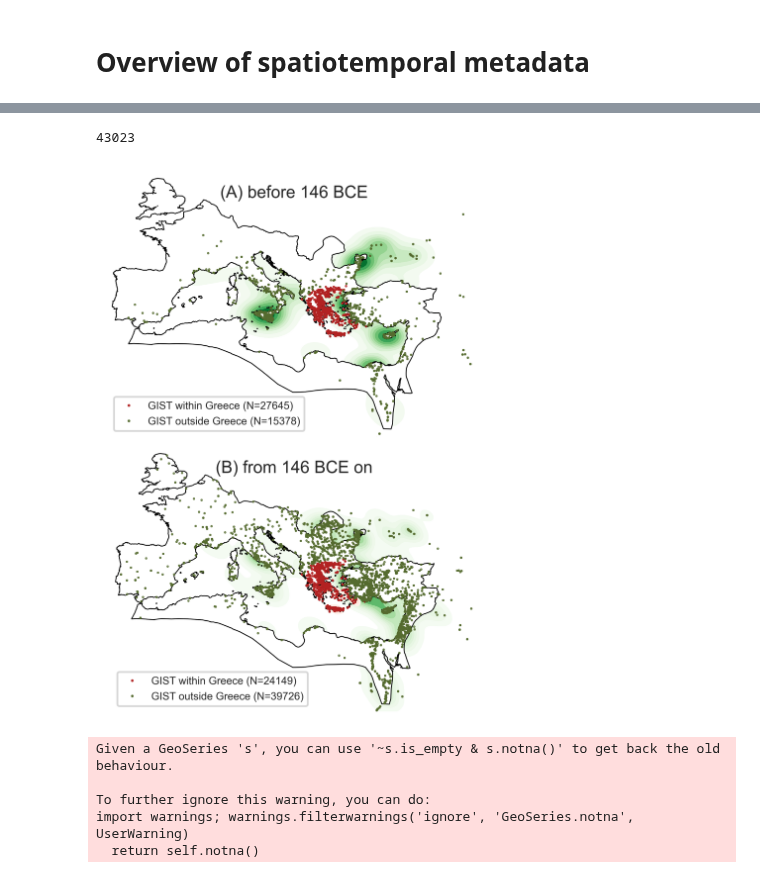
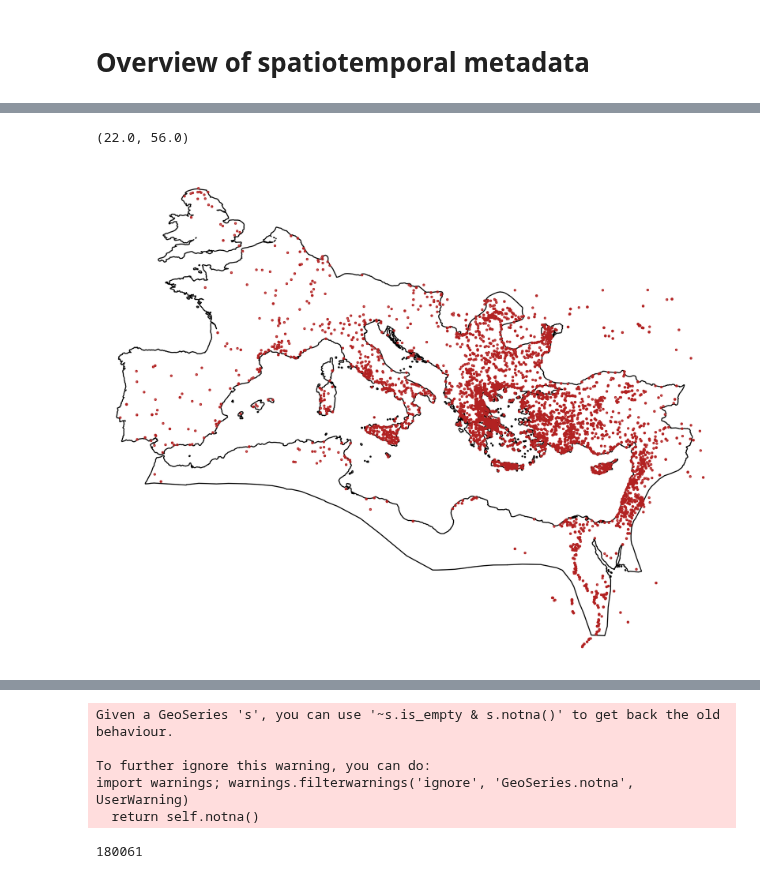
Before and after one commit to sdam-au/GI_ETL, a Jupyter notebook: scripts/1_8_POLIS&URBAN-CONTEXT.ipynb, the cells around one changed output, grey strips where cells are left out. Saved outputs shown, nothing was run; the diff lists cells and outputs as text; code cells hidden in the pictures.

```diff
--- a/scripts/1_8_POLIS&URBAN-CONTEXT.ipynb
+++ b/scripts/1_8_POLIS&URBAN-CONTEXT.ipynb
@@ -99,16 +101,20 @@ pleiades_regions_merged_buffer_gs = pleiades_regions_merged_buffer_gs.to_crs("ep
 # %%
 fig, ax = plt.subplots(figsize=(4.45, 3.5), tight_layout=True)
 ax.axis("off")
 #gplt.kdeplot(GIST[(~GIST["greece?"]) & (GIST["geometry"].notnull())], cmap='Greens', ax=ax, fill=True)
 #gplt.kdeplot(GIST[GIST["greece?"]], cmap='Reds', ax=ax, fill=True)
 
 pleiades_regions_merged_buffer_gs.plot(ax=ax, color='white', edgecolor='black', linewidth=0.5)
 
-GIST[GIST["greece?"]].plot(marker=",", markersize=0.02, ax=ax, color="firebrick") #, alpha=0.7)
-GIST[~GIST["greece?"]].plot(marker=",", markersize=0.02, ax=ax, color="darkolivegreen") #, alpha=0.7)
+GIST.plot(marker=",", markersize=0.02, ax=ax, color="firebrick")
+# GIST[GIST["greece?"]].plot(marker=",", markersize=0.02, ax=ax, color="firebrick") #, alpha=0.7)
+# GIST[~GIST["greece?"]].plot(marker=",", markersize=0.02, ax=ax, color="darkolivegreen") #, alpha=0.7)
 
 ax.set_xlim(-10,43)
 ax.set_ylim(22,56)
+# %% [output]
+(22.0, 56.0)
+[figure, added]
 # %%
 GIST.head(5)
 # %% [output]
@@ -118,36 +124,3 @@ GIST.head(5)
 | 2 | 3 | IG I³\n3 | Att. — stoich. 21 — 490-480 a. | 13.0 | [․]αρ[․․․․]ι ℎερακλειο[․․5․․]\n[․... | [-]αρ[----]ι ερακλειο[-----] [-]α... | αρι ℎερακλειο αρο τιθέναι τὸς ἀέτ... | ... |
 | 3 | 4 | IG I³\n4 | Att. — stoich. 38 — 485/4 a. | 56.0 | [․․․․․․․․․․․․․․․․․․38․․․․․․․․․․․․... | [--------------------------------... | δέ τις αν ἒ φρορὰν μ ντέκοντα δχμ... | ... |
 | 4 | 5 | IG I³\n5 | Att. — c. 500 a. | 6.0 | [ἔδοχσε]ν [⋮ τε͂ι βολε͂ι] ⋮ καὶ [... | [εδοχσε]ν [ τει βολει] και [τ]οι ... | ν καὶ ο͂ι δέμοι ℎότε Παραιβάτες λ... | ... |
-# %%
-len(GIST[GIST["random_dates"].apply(lambda x: x[0]<-146)])
-# %% [output]
-43023
-# %%
-fig, [ax1, ax2] = plt.subplots(2,1, figsize=(4.45, 4.45), tight_layout=True)
-
-titles=["(A) before 146 BCE", "(B) from 146 BCE on"]
-
-for date_mask, ax, title in zip([GIST["random_dates"].apply(lambda x: x[0]<-146),
-                                 GIST["random_dates"].apply(lambda x: x[0]>=-146)], [ax1, ax2],
-                                titles):
-
-    gplt.kdeplot(GIST[(date_mask) & (~GIST["greece?"])], cmap='Greens', ax=ax, fill=True)
-    gplt.kdeplot(GIST[(date_mask) & (GIST["greece?"])], cmap='Reds', ax=ax, fill=True)
-    pleiades_regions_merged_buffer_gs.plot(ax=ax, color='white', edgecolor='black', linewidth=0.5)
-    GIST[(date_mask) & (GIST["greece?"])].plot(marker=",", markersize=0.02, ax=ax, color="firebrick") #, alpha=0.7)
-    GIST[(date_mask) & (~GIST["greece?"])].plot(marker=",", markersize=0.02, ax=ax, color="darkolivegreen") #, alpha=0.7)
-    ax.set_title(title, pad=-12)
-
-    ax.axis("off")
-    ax.set_xlim(-10,47)
-    ax.set_ylim(22,55.5)
-
-    legend_labels = [
-        "GIST within Greece (N={})".format(str(sum((date_mask) & (GIST["greece?"])))),
-        "GIST outside Greece (N={})".format(str(sum((date_mask) & (~GIST["greece?"]))))]
-    colors=["firebrick", "darkolivegreen"] #, "darkgrey"]
-    markers = [plt.Line2D([], [], markersize=0.5, color=color, marker="o", linewidth=0)  for color in colors]
-    #markers = [mpatches.Circle((0.05, 0.05), radius=0.02, facecolor=color, edgecolor=None) for color in colors]
-    ax.legend(markers, legend_labels, numpoints=1, fontsize=6, bbox_to_anchor=(0.0, 0), loc='lower left')
-# %% [output]
-[figure, removed]
@@ -188,0 +162,4 @@ def ckdnearest(inscriptions, polis):
+# %%
+len(GISTgeo)
+# %% [output]
+180061
```
Also changed, not shown: parts of 24 cells of this notebook.
